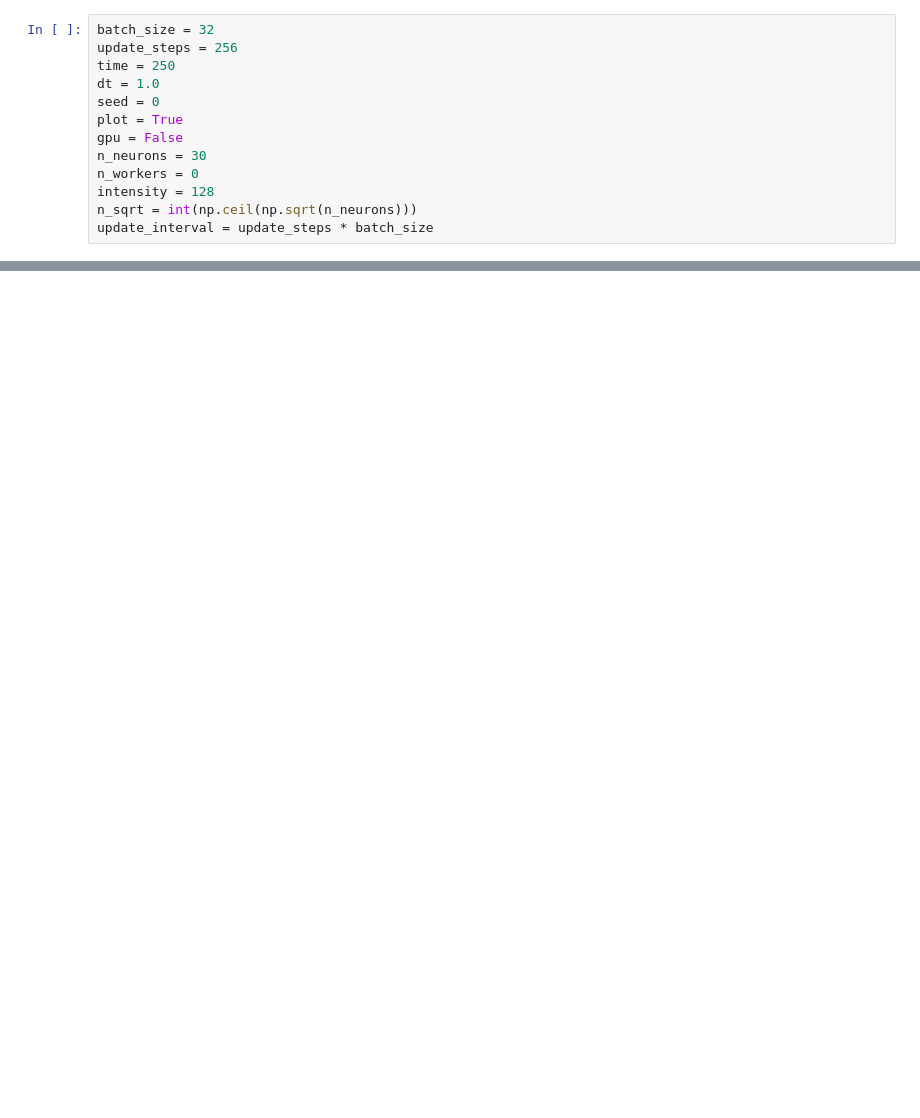
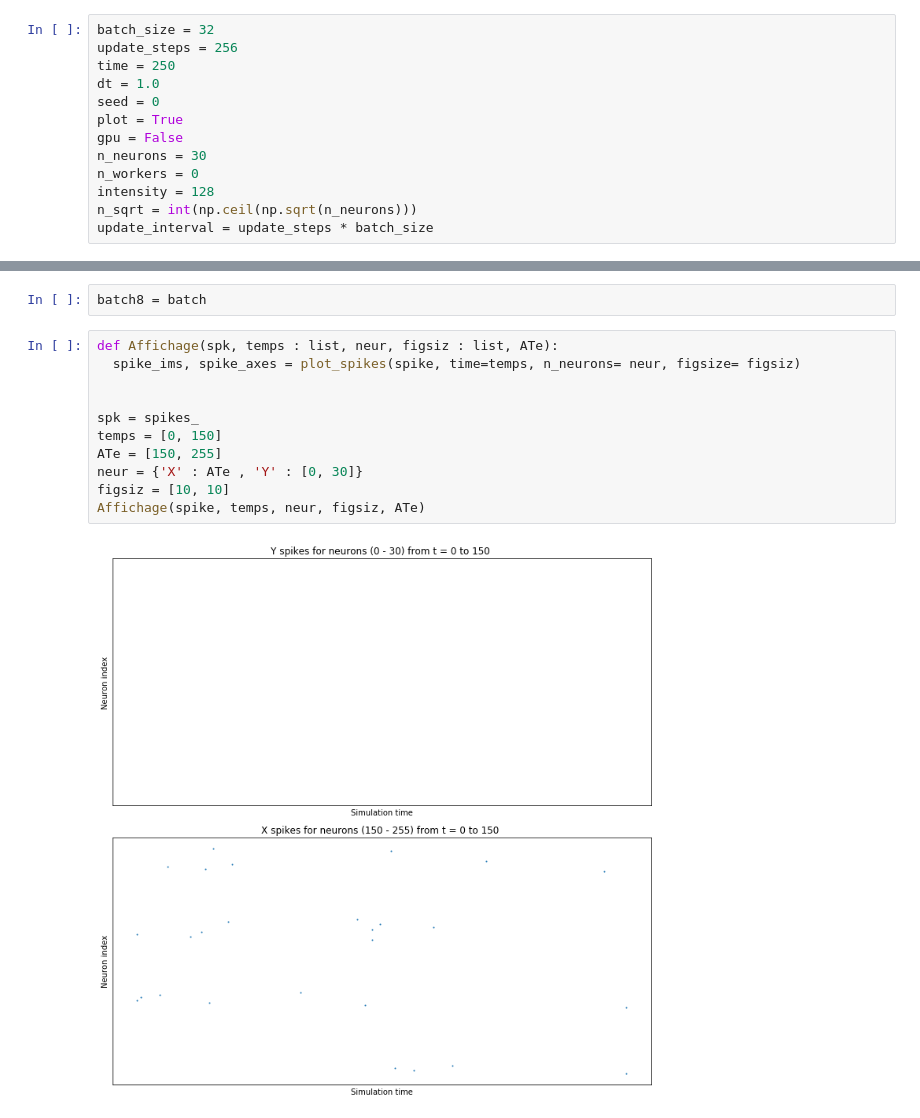
Before and after one commit to Nehil971/Satge_L3, a Jupyter notebook: Début_test.ipynb, the cells around one changed output, grey strips where cells are left out. Cells and saved outputs as stored; diff of their text form; blank space fills up the shorter version.

```diff
--- a/Début_test.ipynb
+++ b/Début_test.ipynb
@@ -275,0 +348,15 @@ if plot:
+# %%
+batch8 = batch
+# %%
+def Affichage(spk, temps : list, neur, figsiz : list, ATe):
+  spike_ims, spike_axes = plot_spikes(spike, time=temps, n_neurons= neur, figsize= figsiz)
+
+
+spk = spikes_
+temps = [0, 150]
+ATe = [150, 255]
+neur = {'X' : ATe , 'Y' : [0, 30]}
+figsiz = [10, 10]
+Affichage(spike, temps, neur, figsiz, ATe)
+# %% [output]
+[figure, added]
```
Also changed, not shown: parts of 10 cells of this notebook.
